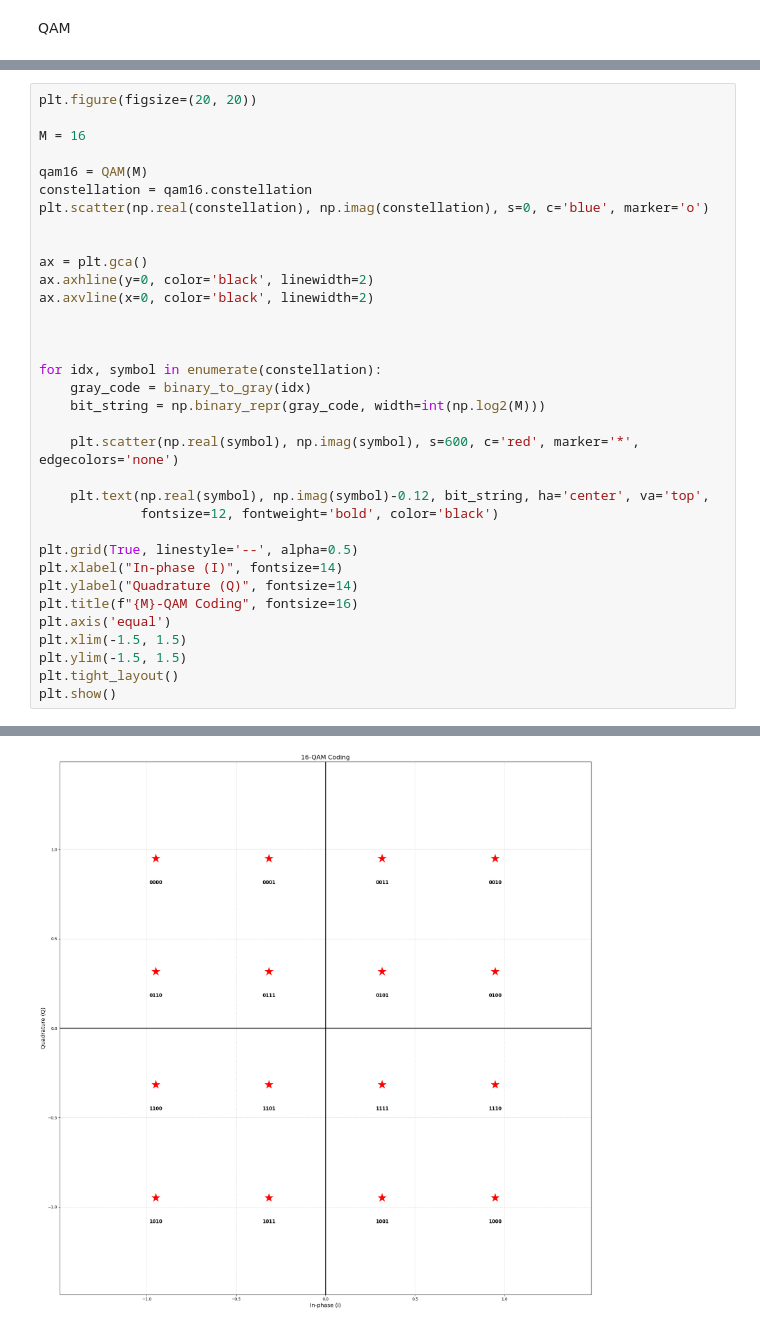
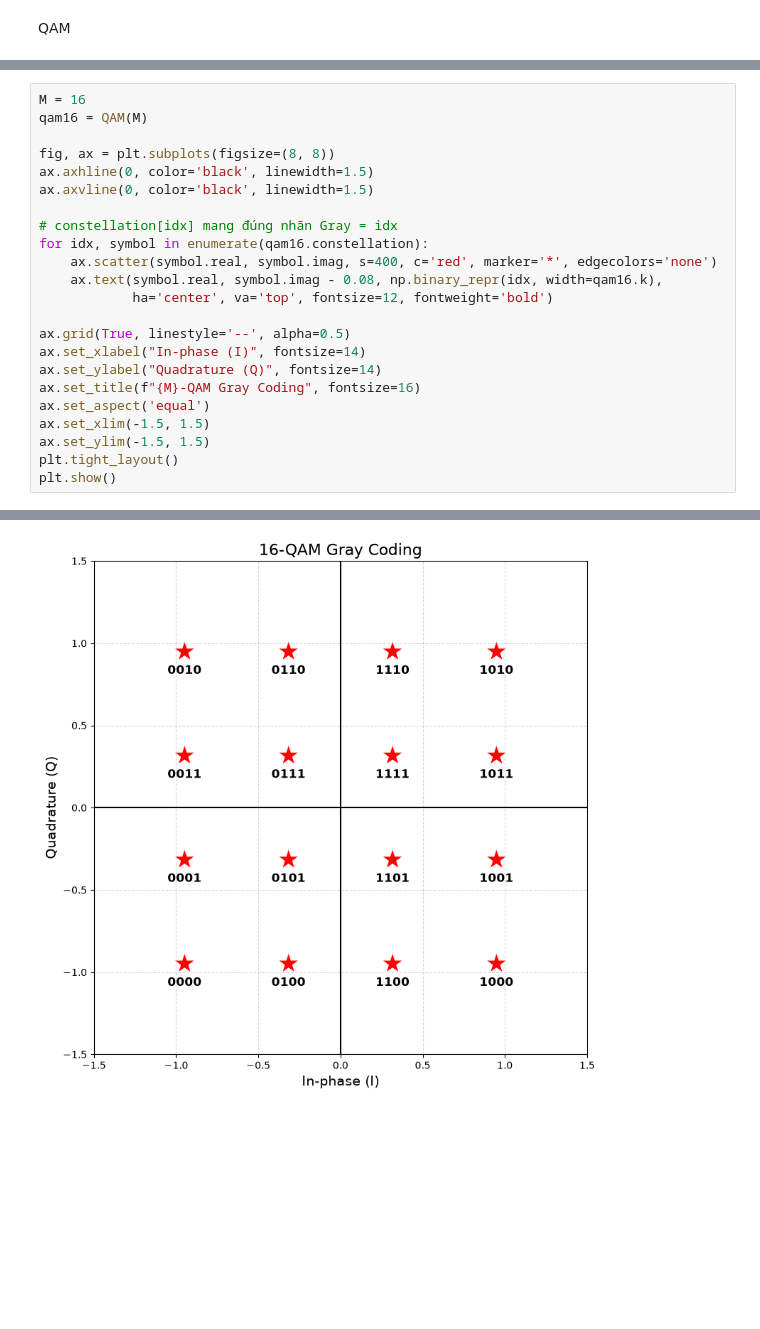
Before and after one commit to TriLe1016/Wireless_channel-, a Jupyter notebook: Wireless_channel/main.ipynb, the cells around one changed output, grey strips where cells are left out. Saved outputs shown, nothing was run; the diff lists cells and outputs as text; blank space fills up the shorter version.

```diff
--- a/Wireless_channel/main.ipynb
+++ b/Wireless_channel/main.ipynb
@@ -83,35 +70,24 @@ M-QAM Coding
 # %%
-plt.figure(figsize=(20, 20))
+M = 16
+qam16 = QAM(M)
 
-M = 16
+fig, ax = plt.subplots(figsize=(8, 8))
+ax.axhline(0, color='black', linewidth=1.5)
+ax.axvline(0, color='black', linewidth=1.5)
 
-qam16 = QAM(M)
-constellation = qam16.constellation
-plt.scatter(np.real(constellation), np.imag(constellation), s=0, c='blue', marker='o')
+# constellation[idx] mang đúng nhãn Gray = idx
+for idx, symbol in enumerate(qam16.constellation):
+    ax.scatter(symbol.real, symbol.imag, s=400, c='red', marker='*', edgecolors='none')
+    ax.text(symbol.real, symbol.imag - 0.08, np.binary_repr(idx, width=qam16.k),
+            ha='center', va='top', fontsize=12, fontweight='bold')
 
-
-ax = plt.gca()
-ax.axhline(y=0, color='black', linewidth=2)
-ax.axvline(x=0, color='black', linewidth=2)
-
-
-
-for idx, symbol in enumerate(constellation):
-    gray_code = binary_to_gray(idx)
-    bit_string = np.binary_repr(gray_code, width=int(np.log2(M)))
-
-    plt.scatter(np.real(symbol), np.imag(symbol), s=600, c='red', marker='*', edgecolors='none')
-
-    plt.text(np.real(symbol), np.imag(symbol)-0.12, bit_string, ha='center', va='top',
-             fontsize=12, fontweight='bold', color='black')
-
-plt.grid(True, linestyle='--', alpha=0.5)
-plt.xlabel("In-phase (I)", fontsize=14)
-plt.ylabel("Quadrature (Q)", fontsize=14)
-plt.title(f"{M}-QAM Coding", fontsize=16)
-plt.axis('equal')
-plt.xlim(-1.5, 1.5)
-plt.ylim(-1.5, 1.5)
+ax.grid(True, linestyle='--', alpha=0.5)
+ax.set_xlabel("In-phase (I)", fontsize=14)
+ax.set_ylabel("Quadrature (Q)", fontsize=14)
+ax.set_title(f"{M}-QAM Gray Coding", fontsize=16)
+ax.set_aspect('equal')
+ax.set_xlim(-1.5, 1.5)
+ax.set_ylim(-1.5, 1.5)
 plt.tight_layout()
 plt.show()
 # %% [output]
@@ -120,2 +94,2 @@ Ignoring fixed x limits to fulfill fixed data aspect with adjustable data limits
-[figure, old version]
+[figure, new version]
 # %% [markdown]
```
Also changed, not shown: parts of 16 cells of this notebook, 14 other files.
